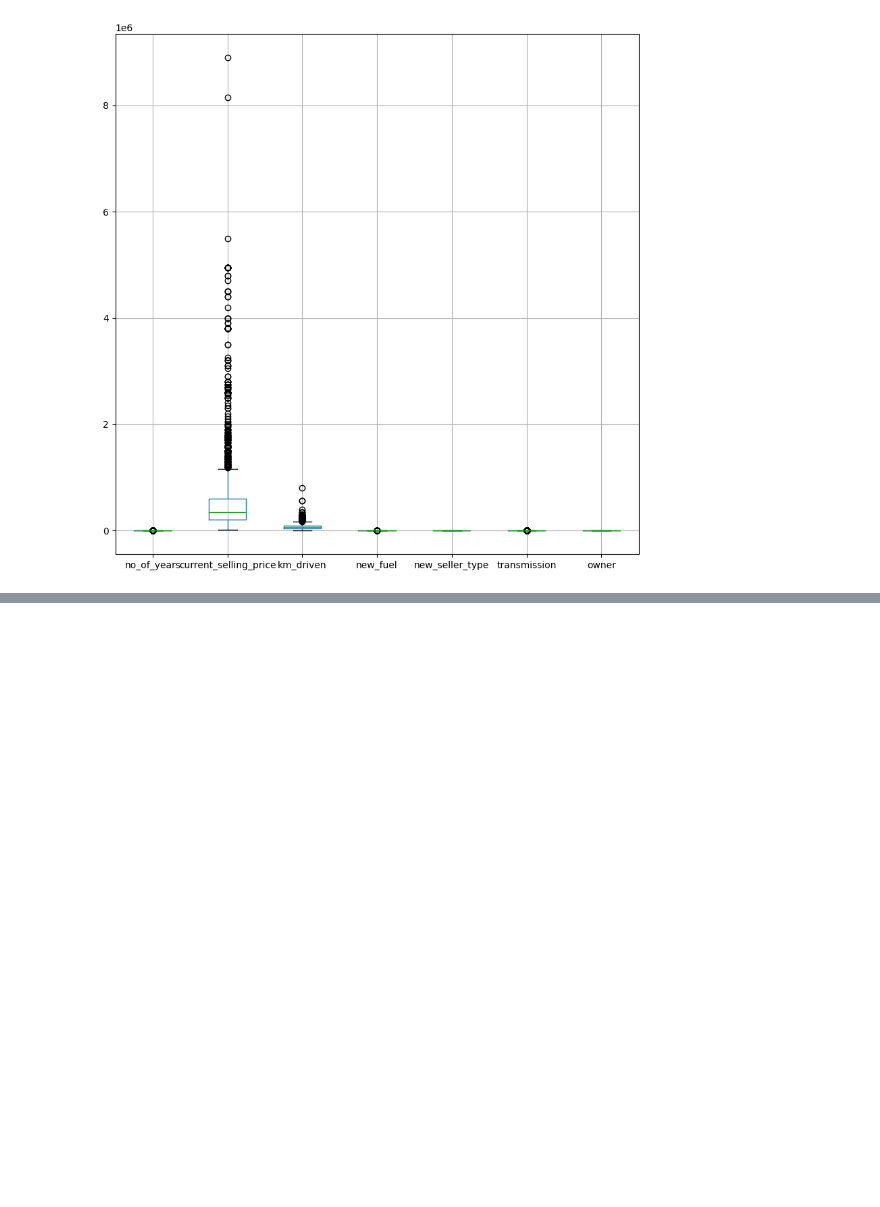
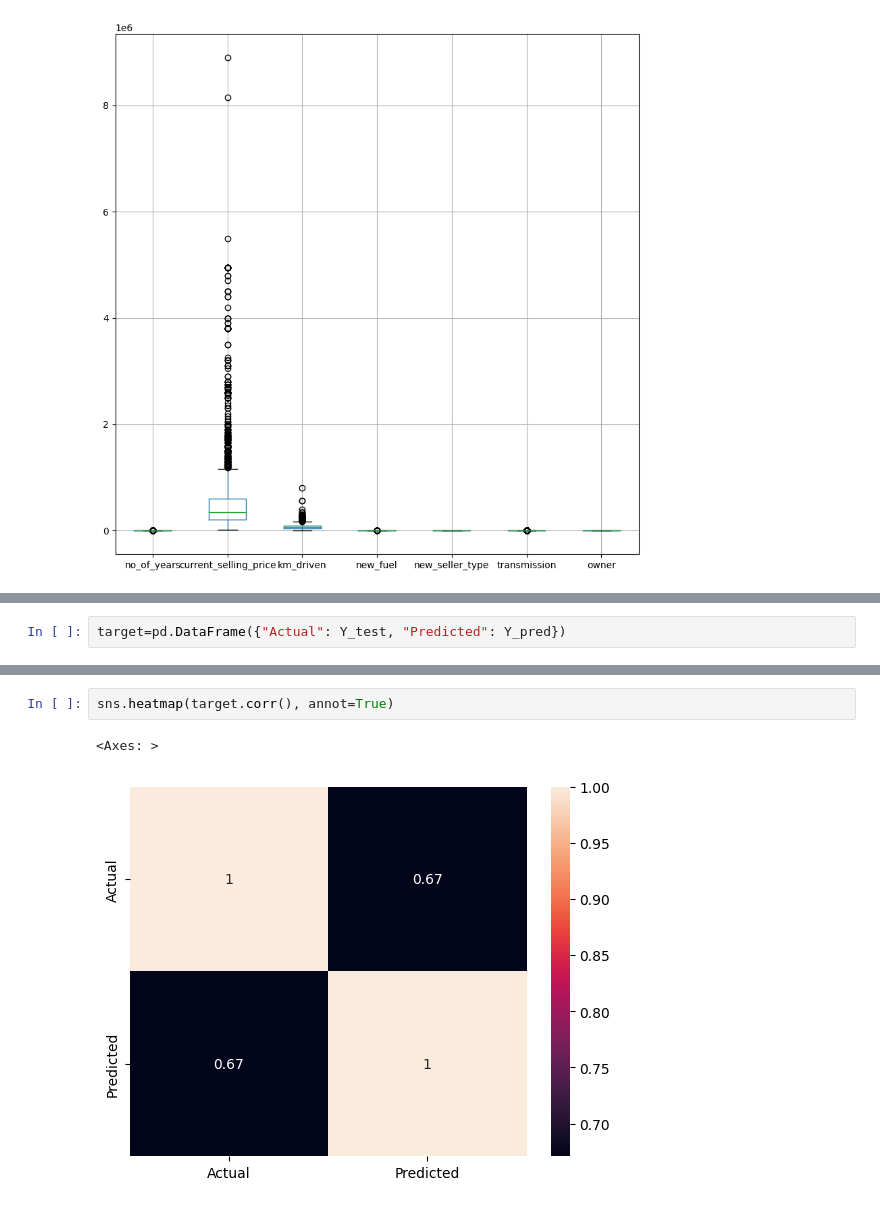
Before and after one commit to sujataprasad01/ML-Price-Prediction-of-Used-Cars-Decision-Tree-, a Jupyter notebook: Decision_Tree_Regression_(Price_Prediction_of_Used_Cars).ipynb, the cells around one changed output, grey strips where cells are left out. Cells and saved outputs as stored; diff of their text form; blank space fills up the shorter version.

```diff
--- a/Decision_Tree_Regression_(Price_Prediction_of_Used_Cars).ipynb
+++ b/Decision_Tree_Regression_(Price_Prediction_of_Used_Cars).ipynb
@@ -571,0 +675,2 @@ newdf.boxplot()
+# %%
+target=pd.DataFrame({"Actual": Y_test, "Predicted": Y_pred})
@@ -571,0 +710,5 @@ newdf.boxplot()
+# %%
+sns.heatmap(target.corr(), annot=True)
+# %% [output]
+<Axes: >
+[figure, added]
```
Also changed, not shown: parts of 26 cells of this notebook.
